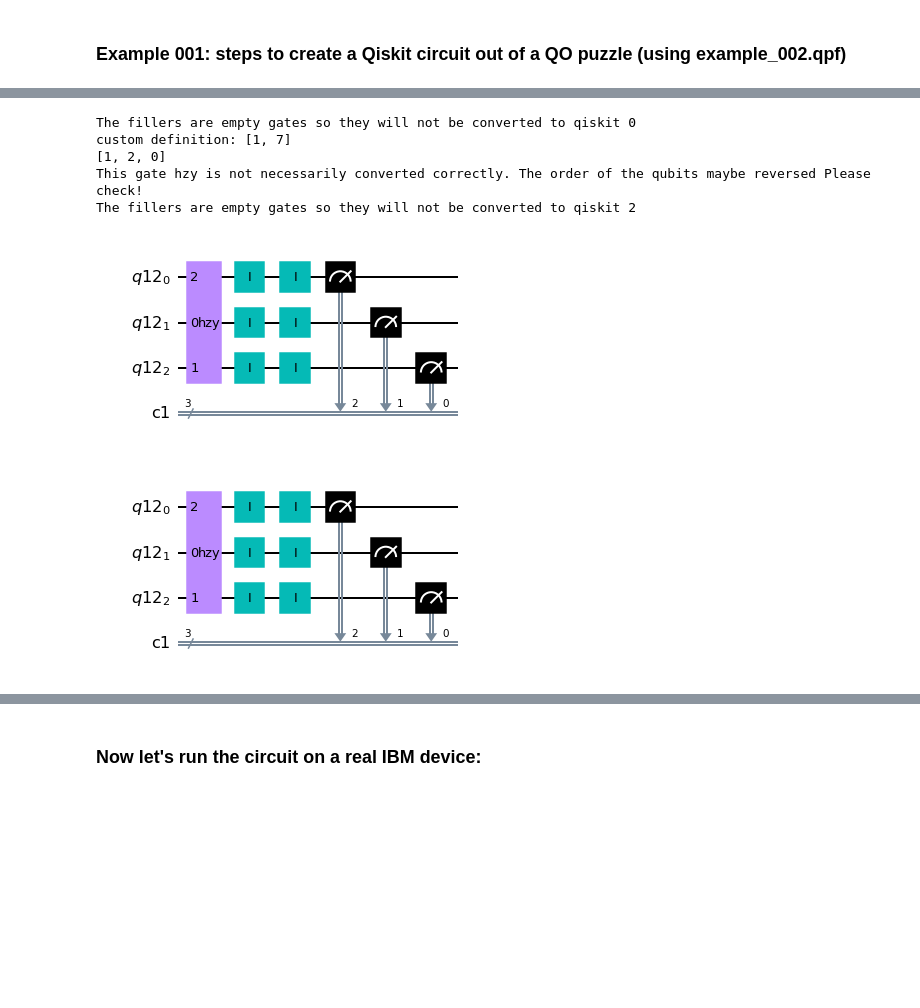
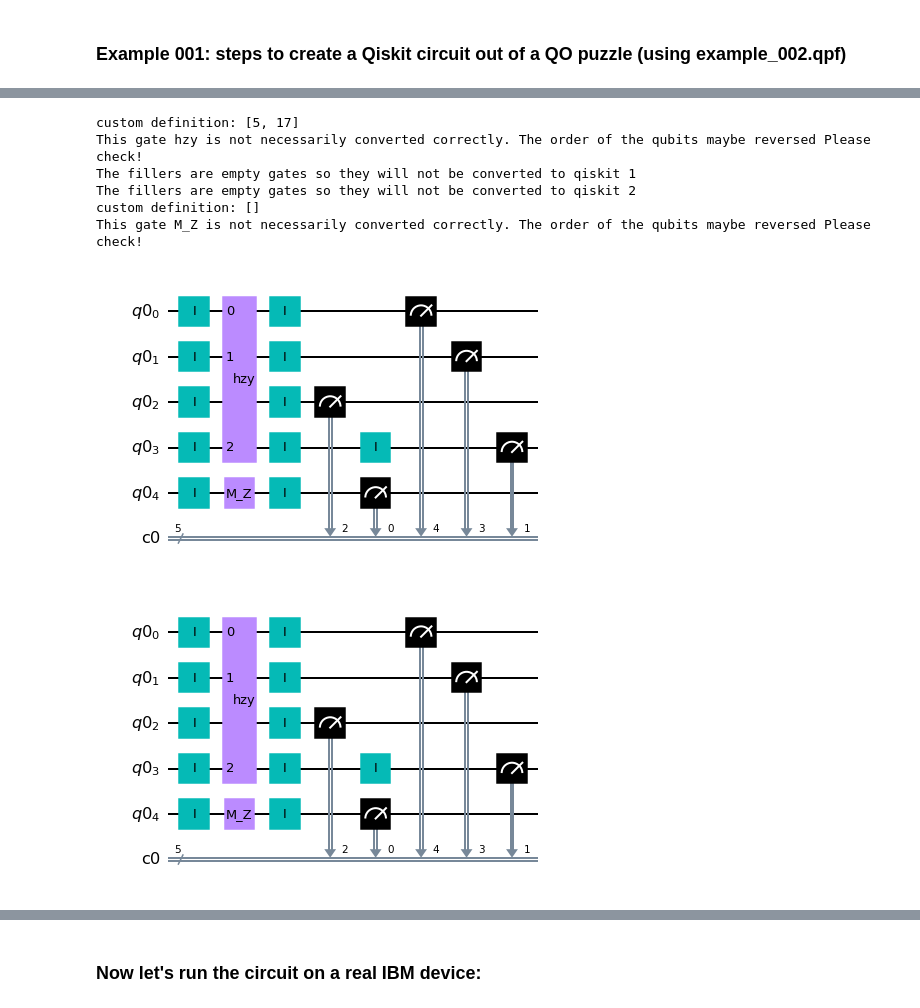
Before and after one commit to VoicuTomut/Qsiris-Quantum-Odyssey-and-Qiskit, a Jupyter notebook: example_odyssey_to_qiskit.ipynb, the cells around one changed output, grey strips where cells are left out. Drawn from its saved outputs; the diff is of its cells as text; code cells hidden in the pictures; blank space fills up the shorter version.

```diff
--- a/example_odyssey_to_qiskit.ipynb
+++ b/example_odyssey_to_qiskit.ipynb
@@ -20,5 +20,5 @@ from project_qsiris.conversion_qo_qiskit import odyssey_to_qiskit,load_oddysey_p
 #Step 1: Read the QO puzzle file (has extension .qpf).
 #If you want to change the puzzle file, simply add the new path or puzzle in path= folder
 
-path = "circuits/odyssey_circuits/hzy3.qpf"
+path = "circuits/odyssey_circuits/svu.qpf"
 puzzle = load_oddysey_puzzle(path)
@@ -45,15 +45,16 @@ puzzle
 # %%
 #Step 2: convert your QO puzzle to a Qiskit circuit  and draw the mpl
 
-qc = odyssey_to_qiskit(puzzle, incl_initial_state = False,
+qc,qiskit_file = odyssey_to_qiskit(puzzle, incl_initial_state = False,
                       use_barrier = False,
                       incl_all_measurements = True)
 qc.draw('mpl')
 # %% [output]
-The fillers are empty gates so they will not be converted to qiskit 0
-custom definition: [1, 7]
-[1, 2, 0]
+custom definition: [5, 17]
 This gate hzy is not necessarily converted correctly. The order of the qubits maybe reversed Please check!
+The fillers are empty gates so they will not be converted to qiskit 1
 The fillers are empty gates so they will not be converted to qiskit 2
+custom definition: []
+This gate M_Z is not necessarily converted correctly. The order of the qubits maybe reversed Please check!
-[figure, old version]
+[figure, new version]
-[figure, old version]
+[figure, new version]
```
Also changed, not shown: parts of 6 cells of this notebook, 2 other files.
